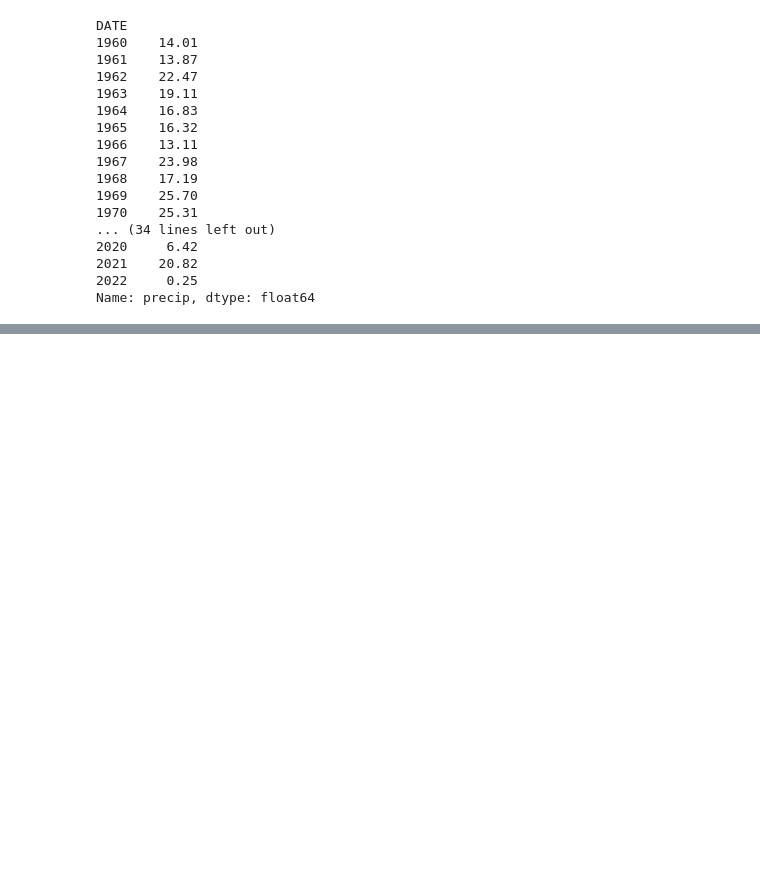
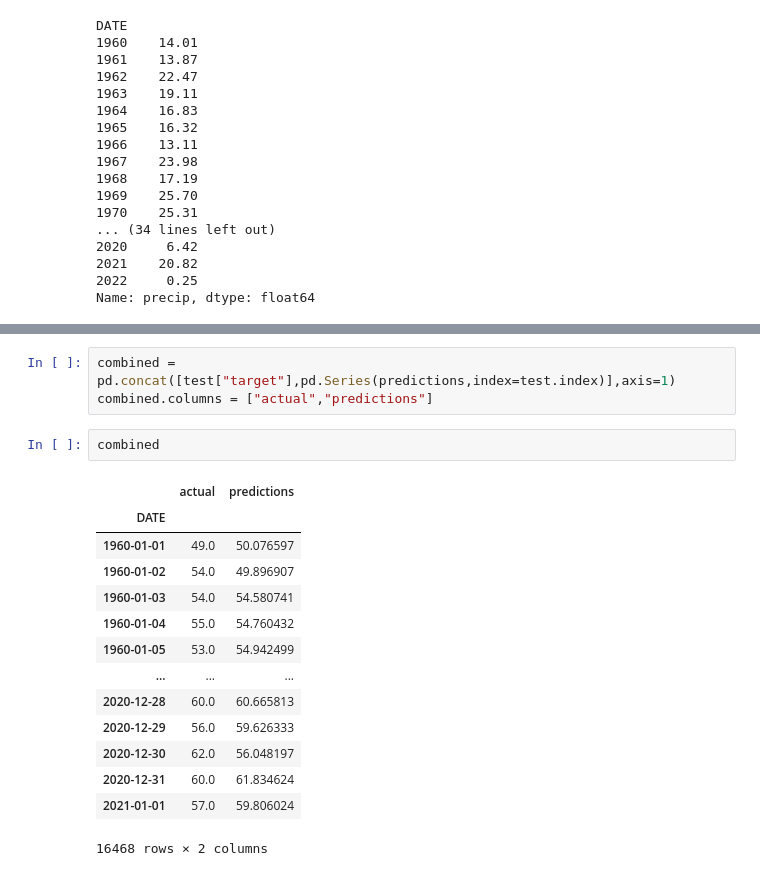
Before and after one commit to gokturkberke/predict-weather, a Jupyter notebook: weather.ipynb, the cells around one changed output, grey strips where cells are left out. Drawn from its saved outputs; the diff is of its cells as text; blank space fills up the shorter version.

```diff
--- a/weather.ipynb
+++ b/weather.ipynb
@@ -312,0 +379,20 @@ Name: precip, dtype: float64
+# %%
+combined = pd.concat([test["target"],pd.Series(predictions,index=test.index)],axis=1)
+combined.columns = ["actual","predictions"]
+# %%
+combined
+# %% [output]
+|  | actual | predictions |
+| DATE |  |  |
+| 1960-01-01 | 49.0 | 50.076597 |
+| 1960-01-02 | 54.0 | 49.896907 |
+| 1960-01-03 | 54.0 | 54.580741 |
+| 1960-01-04 | 55.0 | 54.760432 |
+| 1960-01-05 | 53.0 | 54.942499 |
+| ... | ... | ... |
+| 2020-12-28 | 60.0 | 60.665813 |
+| 2020-12-29 | 56.0 | 59.626333 |
+| 2020-12-30 | 62.0 | 56.048197 |
+| 2020-12-31 | 60.0 | 61.834624 |
+| 2021-01-01 | 57.0 | 59.806024 |
+16468 rows × 2 columns
```
Also changed, not shown: parts of 17 cells of this notebook.
